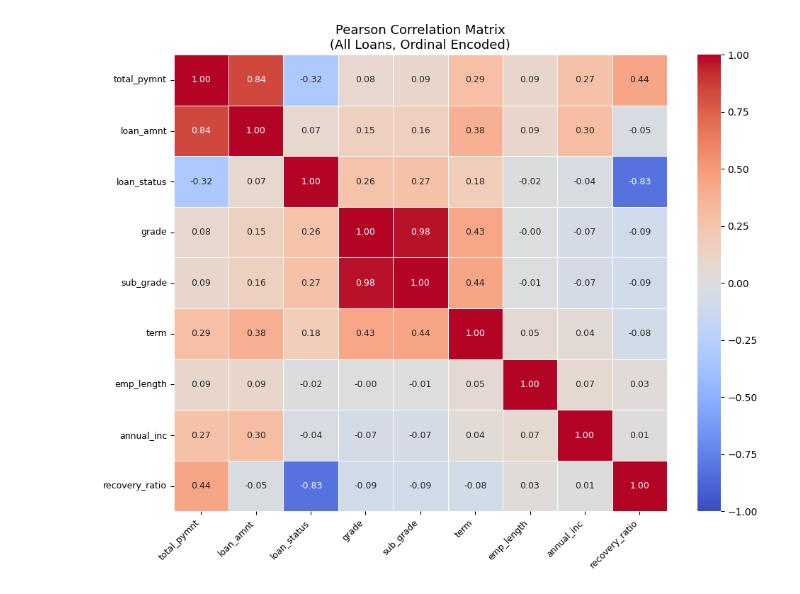
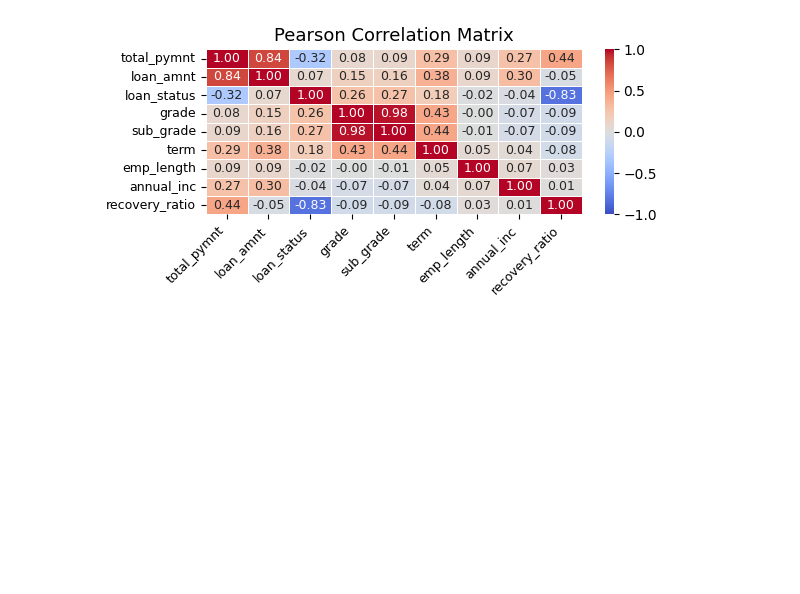
Before and after one commit to duygithub/berkeley_datasci_207_proj, a Jupyter notebook: milestone/40_eda_visualizations.ipynb, the cells around one changed output. Cells and saved outputs as stored; diff of their text form; code cells hidden in the pictures; blank space fills up the shorter version.

```diff
--- a/milestone/40_eda_visualizations.ipynb
+++ b/milestone/40_eda_visualizations.ipynb
@@ -103,7 +100,8 @@ generate_default_loans_plot()
 #| fig-cap: "Correlation Matrix for Selected Features."
 #| echo: false
 #| warning: false
-#| include: false
+#| fig-pos: 'H'
+
 
 import seaborn as sns
 
@@ -156,34 +154,34 @@ def generate_correlation_matrix():
 
   corr = df.corr(method="pearson")
 
-  fig, ax = plt.subplots(figsize=(10, 8))
+  fig, ax = plt.subplots(figsize=(8, 4))
   mask = None
 
   sns.heatmap(
       corr,
       annot=True,
       fmt=".2f",
       cmap="coolwarm",
       center=0,
       vmin=-1, vmax=1,
       linewidths=0.5,
       ax=ax,
       annot_kws={"size": 9}
   )
 
   # print(f"Rows used for correlation: {len(df):,}")
   # print(f"Columns: {list(df.columns)}")
   # print(f"recovery_ratio stats:\n{df['recovery_ratio'].describe()}")
 
-  ax.set_title("Pearson Correlation Matrix\n(All Loans, Ordinal Encoded)", fontsize=13)
+  ax.set_title("Pearson Correlation Matrix", fontsize=13)
   plt.xticks(rotation=45, ha="right", fontsize=9)
   plt.yticks(rotation=0, fontsize=9)
   plt.tight_layout()
   plt.show()
 
   # print("\nCorrelations with recovery_ratio (sorted):")
   # print(corr["recovery_ratio"].drop("recovery_ratio").sort_values(ascending=False).to_string())
 
 generate_correlation_matrix()
 # %% [output]
-[figure, old version]
+[figure, new version]
```
Also changed, not shown: parts of 4 cells of this notebook, 2 other files.
